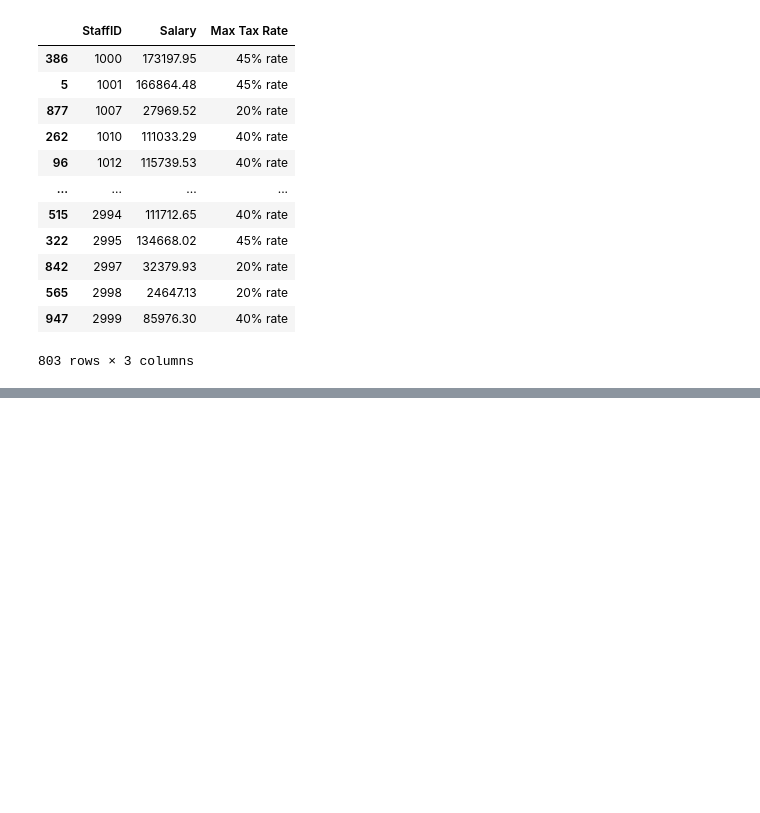
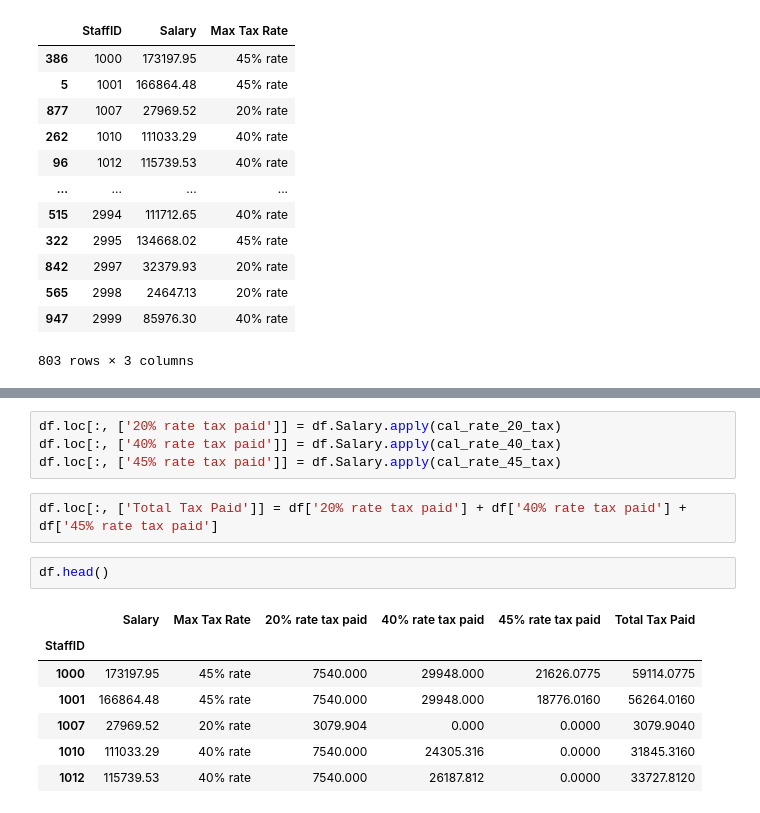
Before and after one commit to MohammadGhanaym/Data-Preparation-Challenges-Solutions, a Jupyter notebook: 2024 Week 6 - Staff Income Tax/2024 Week 6 - Staff Income Tax.ipynb, the cells around one changed output, grey strips where cells are left out. Drawn from its saved outputs; the diff is of its cells as text; blank space fills up the shorter version.

Commit message:
Chore: Solve 2024 Week 6 - Staff Income Tax Challenge

```diff
--- a/2024 Week 6 - Staff Income Tax/2024 Week 6 - Staff Income Tax.ipynb
+++ b/2024 Week 6 - Staff Income Tax/2024 Week 6 - Staff Income Tax.ipynb
@@ -58,0 +125,16 @@ df
+# %%
+df.loc[:, ['20% rate tax paid']] = df.Salary.apply(cal_rate_20_tax)
+df.loc[:, ['40% rate tax paid']] = df.Salary.apply(cal_rate_40_tax)
+df.loc[:, ['45% rate tax paid']] = df.Salary.apply(cal_rate_45_tax)
+# %%
+df.loc[:, ['Total Tax Paid']] = df['20% rate tax paid'] + df['40% rate tax paid'] + df['45% rate tax paid']
+# %%
+df.head()
+# %% [output]
+|  | Salary | Max Tax Rate | 20% rate tax paid | 40% rate tax paid | 45% rate tax paid | Total Tax Paid |
+| StaffID |  |  |  |  |  |  |
+| 1000 | 173197.95 | 45% rate | 7540.000 | 29948.000 | 21626.0775 | 59114.0775 |
+| 1001 | 166864.48 | 45% rate | 7540.000 | 29948.000 | 18776.0160 | 56264.0160 |
+| 1007 | 27969.52 | 20% rate | 3079.904 | 0.000 | 0.0000 | 3079.9040 |
+| 1010 | 111033.29 | 40% rate | 7540.000 | 24305.316 | 0.0000 | 31845.3160 |
+| 1012 | 115739.53 | 40% rate | 7540.000 | 26187.812 | 0.0000 | 33727.8120 |
```
Also changed, not shown: parts of 1 cell of this notebook, 4 other files.
